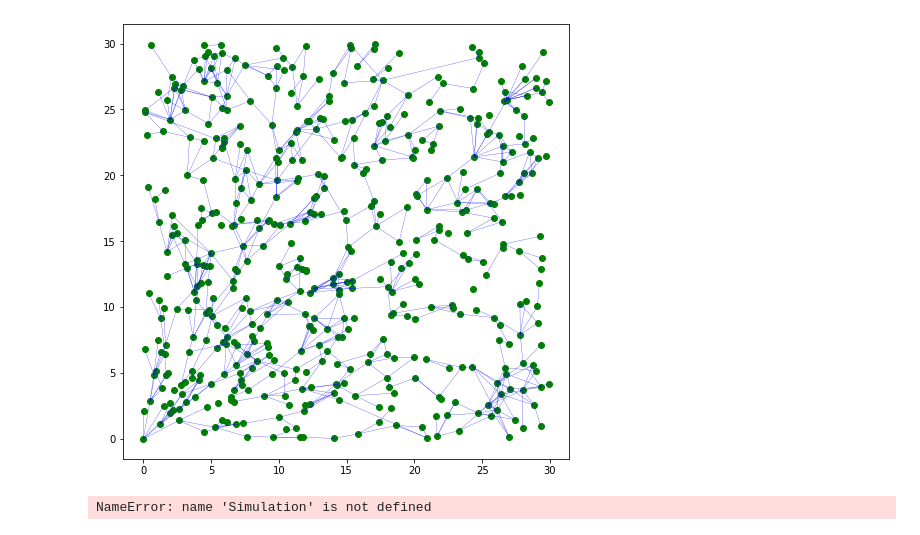
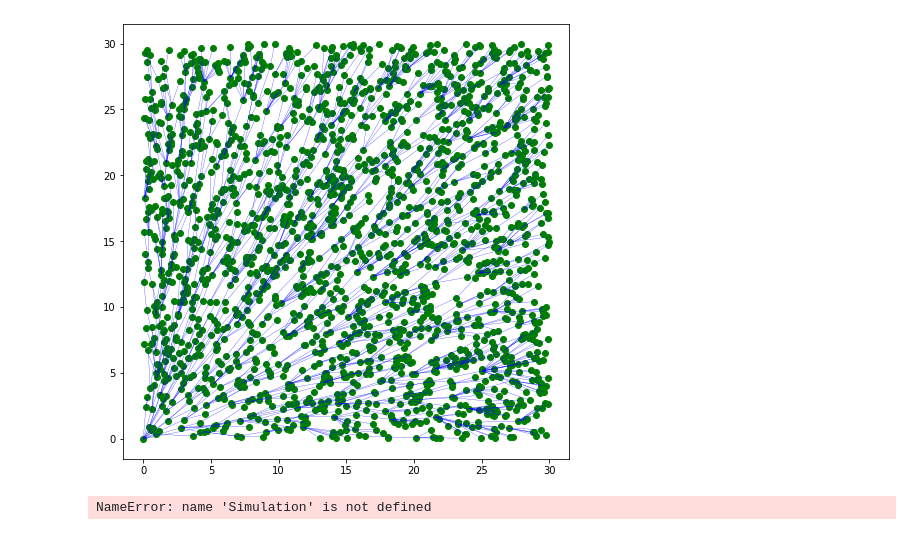
Before and after one commit to GitHubNoskcaj211/Path-Planning-V1, a Jupyter notebook: simulation.ipynb, the cells around one changed output. Saved outputs shown, nothing was run; the diff lists cells and outputs as text; code cells hidden in the pictures.

```diff
--- a/simulation.ipynb
+++ b/simulation.ipynb
@@ -9,22 +9,22 @@ from robot import Robot
 # %%
 start = (0,0,0)
 # xmin, ymin, xmax, ymax
 world_bounds = (0,0,30,30)
 robot = Robot(start)
 occupancy = OccupancyGrid(world_bounds, robot.sensing_radius, robot.sensing_angle)
 rrtree = Tree((robot.position.x, robot.position.y), 3, world_bounds, occupancy)
 
-rrtree.build_tree(500)
+rrtree.build_tree(1500)
 
 fig, ax = plt.subplots()
 fig.set_figwidth(8)
 fig.set_figheight(8)
 
 rrtree.display(ax)
 
 fig.show()
 # %% [output]
-[figure, old version]
+[figure, new version]
 # %%
 start = (0,0,0)
 goal = (10,10)
```
Also changed, not shown: 7 other files.
